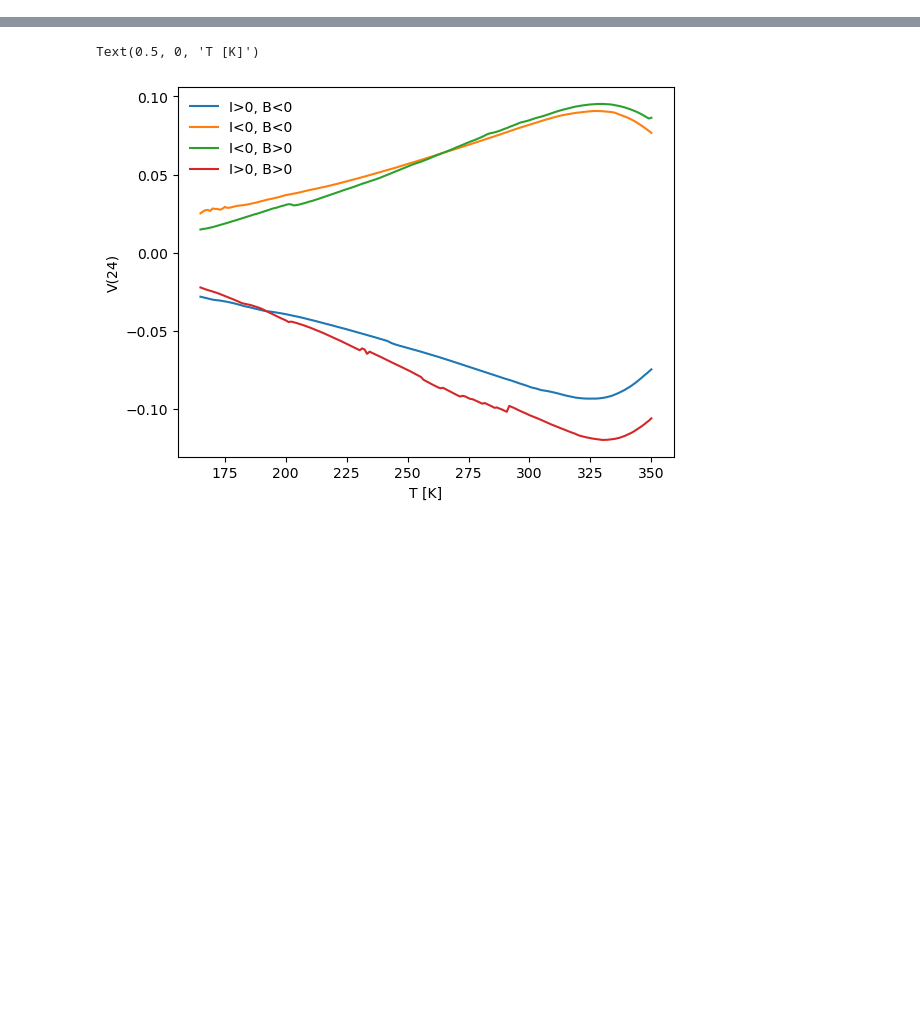
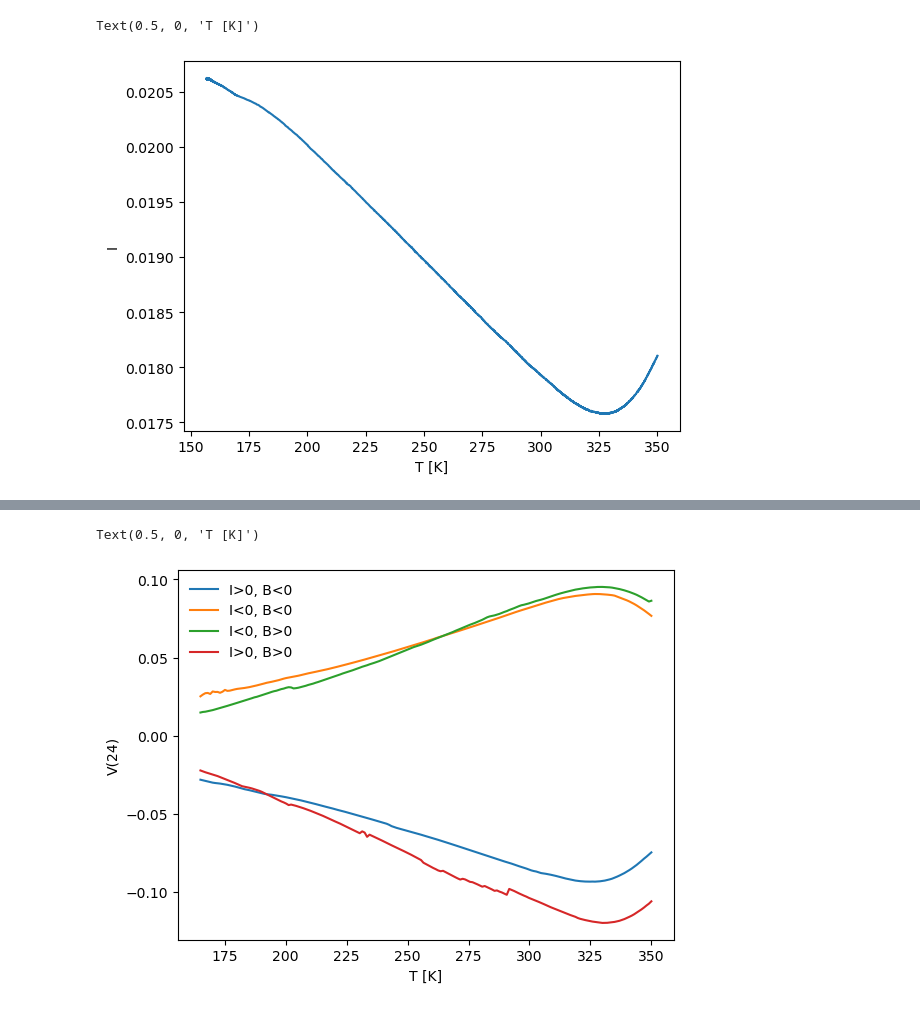
Before and after one commit to jennetd/ss9-hall-effect, a Jupyter notebook: hall-effect.ipynb, the cells around one changed output, grey strips where cells are left out. Saved outputs shown, nothing was run; the diff lists cells and outputs as text; code cells hidden in the pictures; blank space fills up the shorter version.

```diff
--- a/hall-effect.ipynb
+++ b/hall-effect.ipynb
@@ -5,0 +28,7 @@ import matplotlib.pyplot as plt
+# %%
+plt.plot(df0['T'],df0['I56'])
+plt.ylabel('I')
+plt.xlabel('T [K]')
+# %% [output]
+Text(0.5, 0, 'T [K]')
+[figure, added]
```
Also changed, not shown: parts of 10 cells of this notebook, 1 other file.
